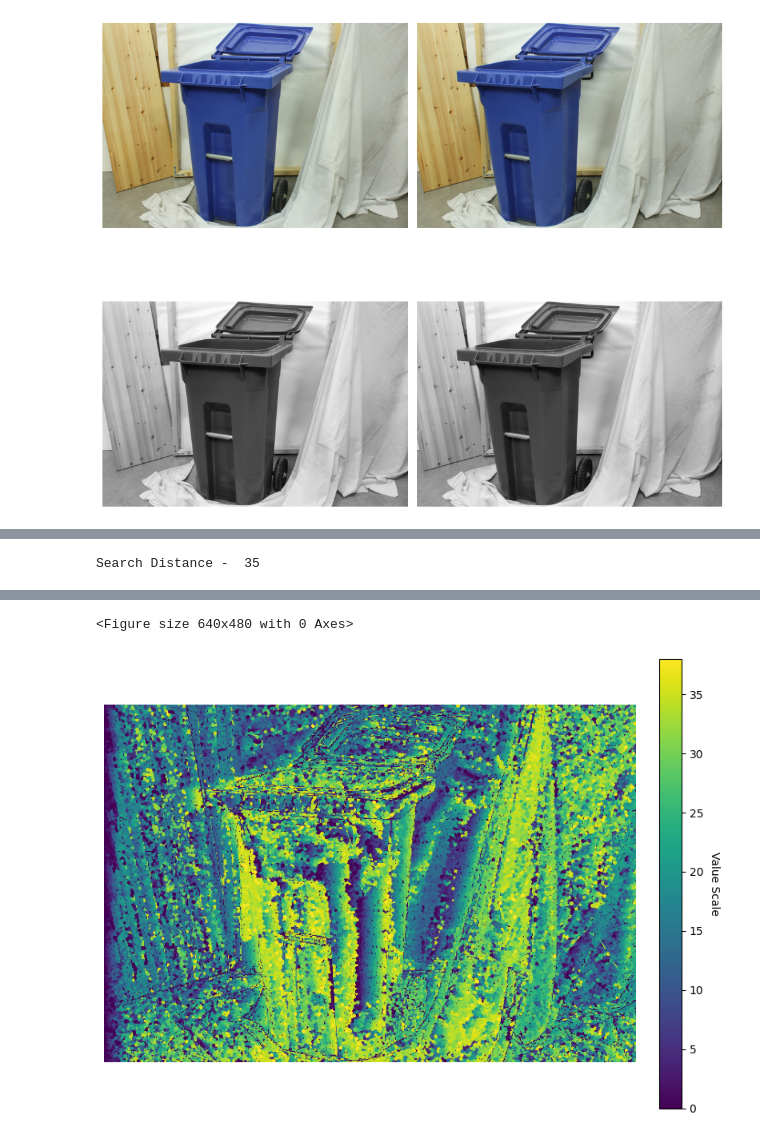
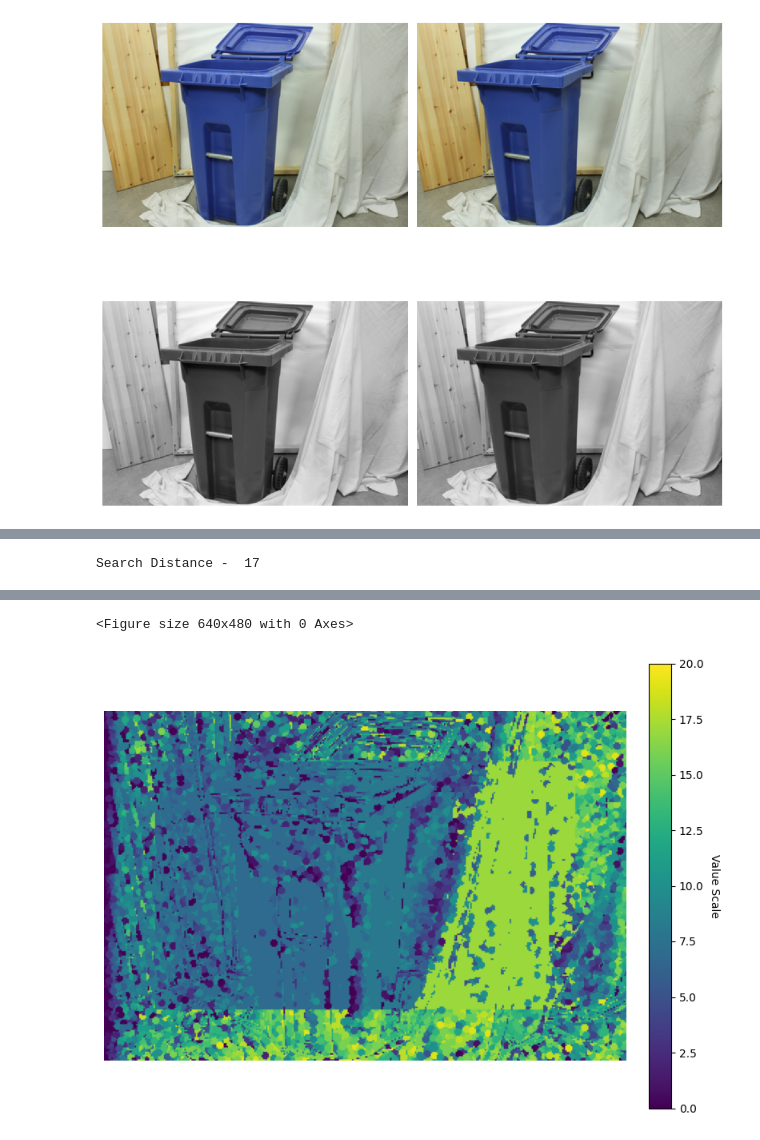
Before and after one commit to Blaze-Leo/Stereo-Reconstruction, a Jupyter notebook: stereo-vision/EXP_2.ipynb, the cells around one changed output, grey strips where cells are left out. Cells and saved outputs as stored; diff of their text form; code cells hidden in the pictures.

```diff
--- a/stereo-vision/EXP_2.ipynb
+++ b/stereo-vision/EXP_2.ipynb
@@ -466,6 +475,10 @@ def denoise_disparity(disp_matrix,avg_len,mode_len,max_avg,max_mode,max_disp,ite
 Creating 3D model
 # %%
 def create_txt(image_array, disp_matrix,resize_scale, output_path):
+
+    baseline = 178.232
+    focus = 2945.377
+    doffs = 170.681
 
     height = image_array.shape[0]
     width = image_array.shape[1]
@@ -478,8 +491,7 @@ def create_txt(image_array, disp_matrix,resize_scale, output_path):
 
             # if disp==0:
             #     continue
-
-            z = 524960.433464/(disp*(1/resize_scale)+170.601)
+            z = (baseline*focus)/(disp*(1/resize_scale)+doffs)
             z=z*resize_scale
 
             # z=-500
@@ -622,7 +634,7 @@ Execution
 image_array_l = load_image_to_rgb(left_path)
 image_array_r = load_image_to_rgb(right_path)
 
-resize_scale = 0.25
+resize_scale = 0.125
 
 rgb_l = resize_image_array(image_array_l,resize_scale)
 rgb_r = resize_image_array(image_array_r,resize_scale)
@@ -637,7 +649,7 @@ display_2x2_grid([rgb_l,rgb_r,gray_array_l,gray_array_r])
 thresh=0.03
 stop_comp =0.05
 
-max_text = 0.000025
+max_text = 0.0001
 
 print("Image Shape - ",gray_array_l.shape)
 print("Total Pixels - ",(gray_array_l.shape[0]*gray_array_l.shape[1]))
@@ -670,15 +684,15 @@ disp_matrix = generate_disparity(gray_array_l,gray_array_r,texture_l,texture_r,s
 disp_max = np.max(disp_matrix)
 disp_avg = np.mean(disp_matrix)
 
-avg_len = int(0.02 * gray_array_l.shape[1])
-mode_len = int(0.05 * gray_array_l.shape[1])
+avg_len = int(0.04 * gray_array_l.shape[1])
+mode_len = int(0.1 * gray_array_l.shape[1])
 
-max_avg = (disp_avg+disp_max)/2
-max_mode = disp_max
+max_avg = disp_avg
+max_mode = disp_avg
 
-max_disp = 0.97 * disp_max
+max_disp = disp_max
 
-iterations = 50
+iterations = 20
 
 disp_matrix = denoise_disparity(disp_matrix,avg_len,mode_len,max_avg,max_mode,max_disp,iterations)
 
@@ -689,9 +703,9 @@ print("Search Distance - ",search)
 # print(np.min(disp_matrix))
 # print(np.mean(disp_matrix))
 # %% [output]
-Search Distance -  35
+Search Distance -  17
 # %%
-render_object(rgb_l,disp_matrix,resize_scale,6)
+render_object(rgb_l,disp_matrix,resize_scale,10)
 
 plot_disp_array(disp_matrix)
 # %% [output]
@@ -700,2 +714,2 @@ Successfully saved mesh at: /mnt/Personal/Projects/Depth_Reconstruction/Test_Fol
 <Figure size 640x480 with 0 Axes>
-[figure, old version]
+[figure, new version]
```
Also changed, not shown: parts of 9 cells of this notebook, 2 other files.
